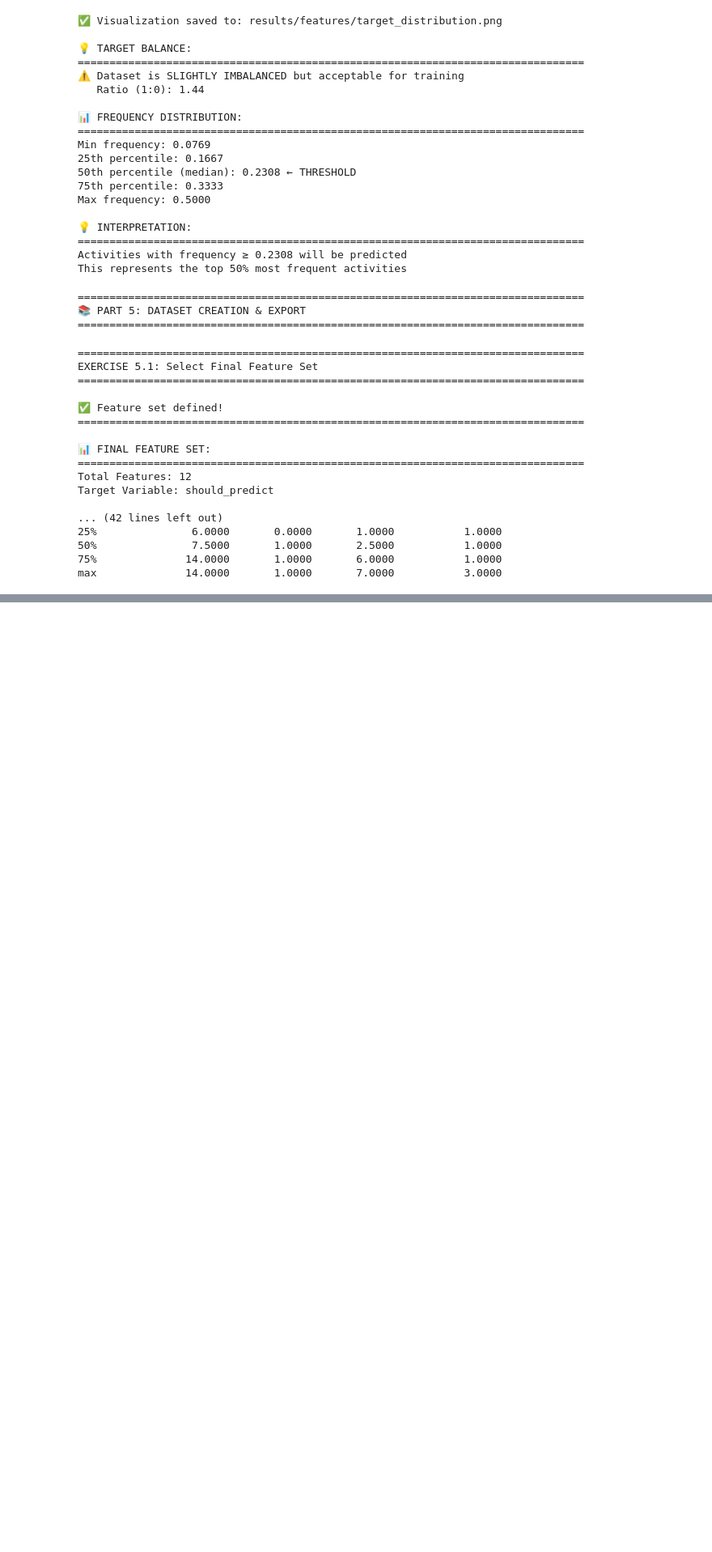
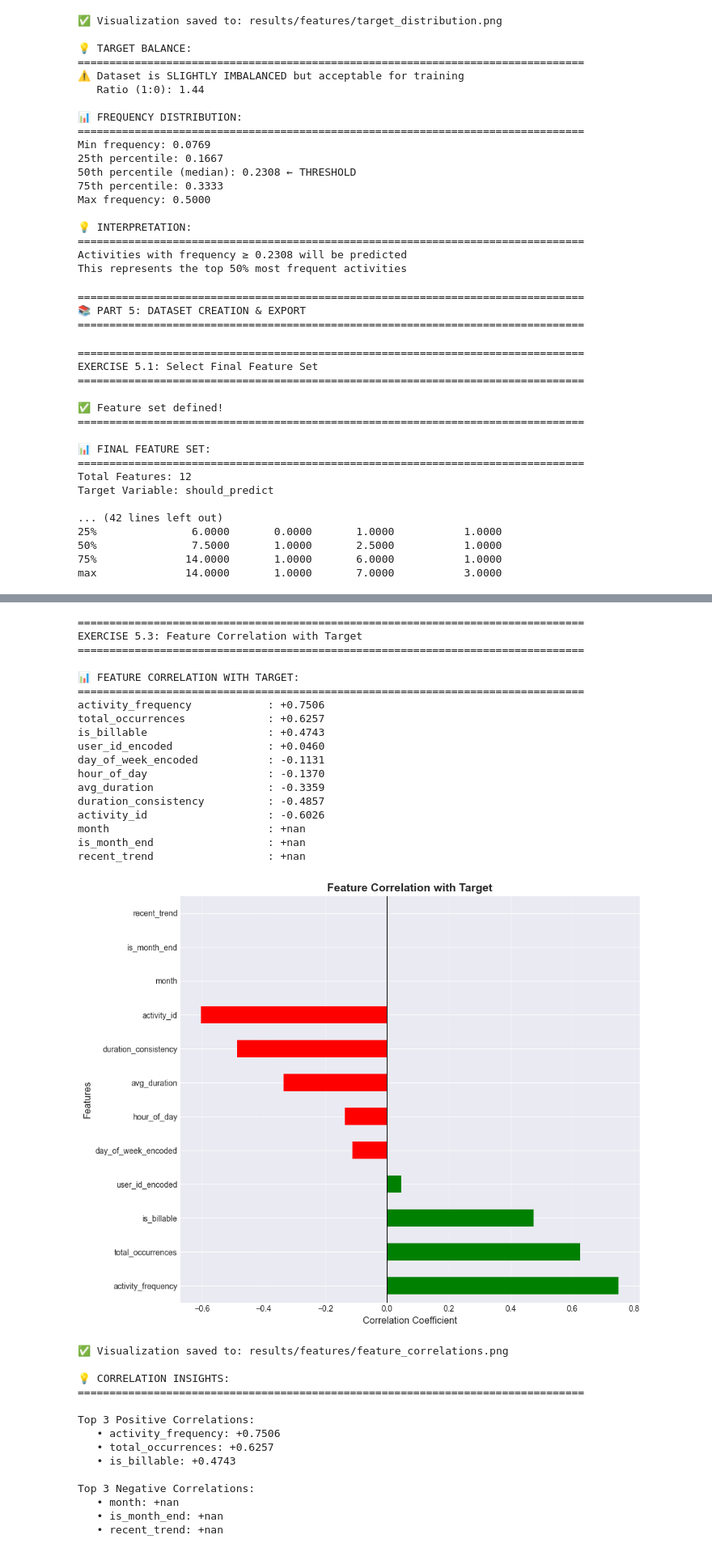
Before and after one commit to 01-Audrey/timesync-ai-research, a Jupyter notebook: notebooks/02_feature_engineering.ipynb, the cells around one changed output, grey strips where cells are left out. Shown at 81% size. Saved outputs shown, nothing was run; the diff lists cells and outputs as text; code cells hidden in the pictures; blank space fills up the shorter version.

```diff
--- a/notebooks/02_feature_engineering.ipynb
+++ b/notebooks/02_feature_engineering.ipynb
@@ -773,0 +830,73 @@ max              14.0000       1.0000       7.0000           3.0000
+# %%
+print("\n" + "=" * 80)
+print("EXERCISE 5.3: Feature Correlation with Target")
+print("=" * 80)
+
+# Calculate correlation with target
+correlations = X.corrwith(y).sort_values(ascending=False)
+
+print("\n📊 FEATURE CORRELATION WITH TARGET:")
+print("=" * 80)
+for feat, corr in correlations.items():
+    print(f"{feat:30s}: {corr:+.4f}")
+
+# Visualize
+plt.figure(figsize=(10, 8))
+correlations.plot(kind='barh', color=['green' if x > 0 else 'red' for x in correlations])
+plt.title('Feature Correlation with Target', fontsize=14, fontweight='bold')
+plt.xlabel('Correlation Coefficient', fontsize=12)
+plt.ylabel('Features', fontsize=12)
+plt.axvline(0, color='black', linewidth=0.8)
+plt.grid(alpha=0.3, axis='x')
+plt.tight_layout()
+plt.savefig('../results/features/feature_correlations.png', dpi=300, bbox_inches='tight')
+plt.show()
+
+print("\n✅ Visualization saved to: results/features/feature_correlations.png")
+
+print("\n💡 CORRELATION INSIGHTS:")
+print("=" * 80)
+top_positive = correlations.head(3)
+print("\nTop 3 Positive Correlations:")
+for feat, corr in top_positive.items():
+    print(f"   • {feat}: {corr:+.4f}")
+
+if (correlations < 0).any():
+    top_negative = correlations.tail(3)
+    print("\nTop 3 Negative Correlations:")
+    for feat, corr in top_negative.items():
+        print(f"   • {feat}: {corr:+.4f}")
+# %% [output]
+================================================================================
+EXERCISE 5.3: Feature Correlation with Target
+================================================================================
+
+📊 FEATURE CORRELATION WITH TARGET:
+================================================================================
+activity_frequency            : +0.7506
+total_occurrences             : +0.6257
+is_billable                   : +0.4743
+user_id_encoded               : +0.0460
+day_of_week_encoded           : -0.1131
+hour_of_day                   : -0.1370
+avg_duration                  : -0.3359
+duration_consistency          : -0.4857
+activity_id                   : -0.6026
+month                         : +nan
+is_month_end                  : +nan
+recent_trend                  : +nan
+[figure, added]
+✅ Visualization saved to: results/features/feature_correlations.png
+
+💡 CORRELATION INSIGHTS:
+================================================================================
+
+Top 3 Positive Correlations:
+   • activity_frequency: +0.7506
+   • total_occurrences: +0.6257
+   • is_billable: +0.4743
+
+Top 3 Negative Correlations:
+   • month: +nan
+   • is_month_end: +nan
+   • recent_trend: +nan
```
Also changed, not shown: parts of 2 cells of this notebook, 10 other files.
